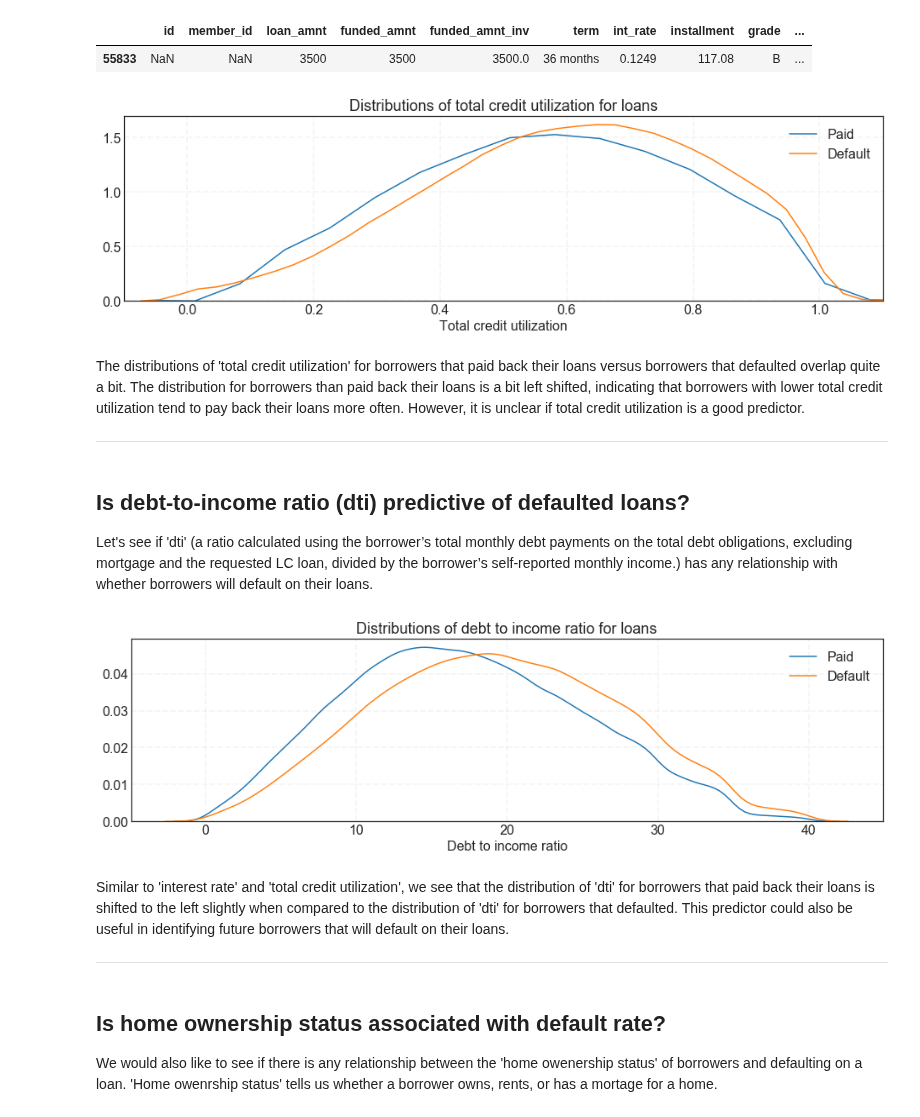
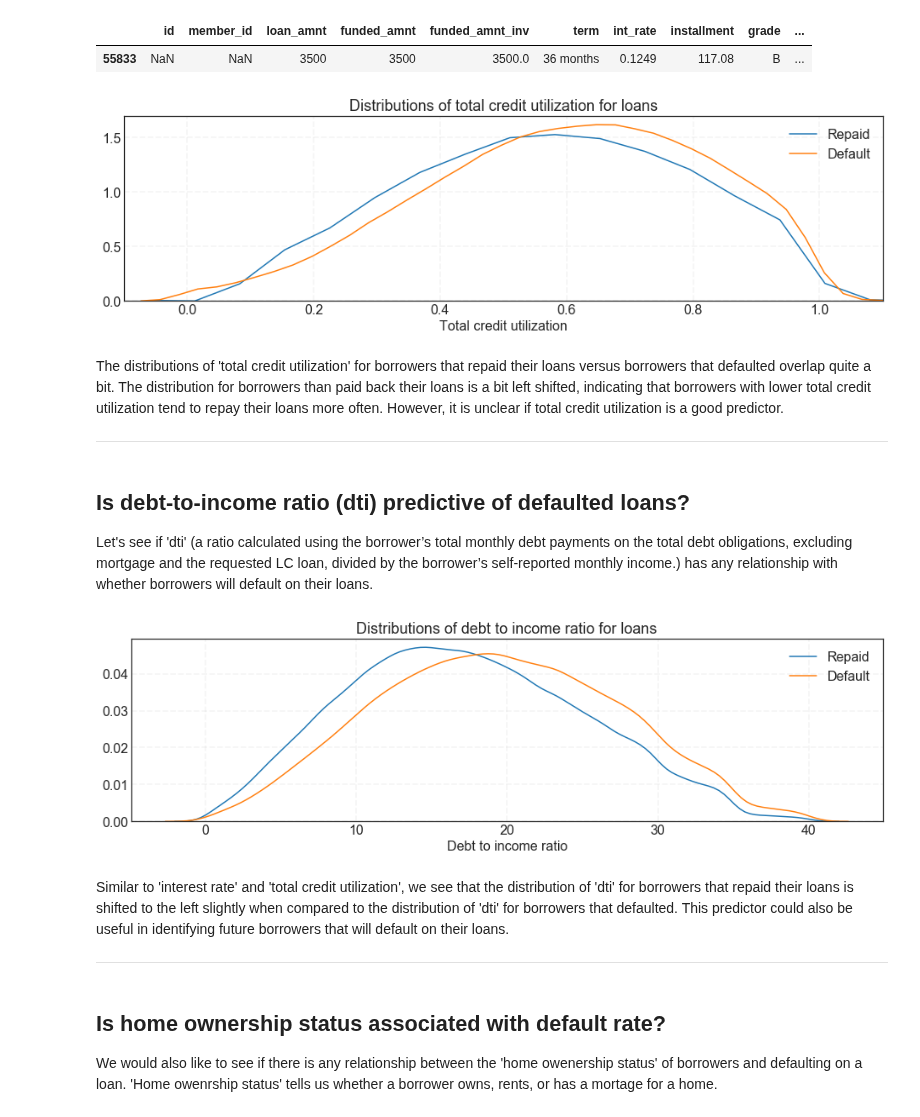
Before and after one commit to bhavenp/209A-FinalProject, a Jupyter notebook: bhaven/EDA_for_final.ipynb, the cells around one changed output. Cells and saved outputs as stored; diff of their text form; code cells hidden in the pictures.

```diff
--- a/bhaven/EDA_for_final.ipynb
+++ b/bhaven/EDA_for_final.ipynb
@@ -347,31 +347,31 @@ train_data.loc[train_data['revol_util_prcnt'] == 8.923, : ]
 # %%
 fig = plt.figure(figsize=(16,4));
 ax = plt.subplot(1,1,1);
 f_size=16;
 
 ax.set_xlabel('Total credit utilization', fontsize= f_size);
 # ax.set_ylabel('Density of Distribution', fontsize= f_size);
 ax.set_title('Distributions of total credit utilization for loans', fontsize=18)
 ax.set_xlim(left=-0.1, right=1.1);
 # ax.set_ylim(bottom=0, top=12);
 ax.tick_params(labelsize=f_size);
 ax.grid(True, lw=1.75, ls='--', alpha=0.2)
 
 
-sns.kdeplot(train_data.loc[train_data['Default'] == 0, 'revol_util_prcnt'].dropna(), label='Paid', ax=ax);
+sns.kdeplot(train_data.loc[train_data['Default'] == 0, 'revol_util_prcnt'].dropna(), label='Repaid', ax=ax);
 # ax.vlines(x=train_data_intRate_gb.int_rate[0], ymin=0, ymax=12, colors='b', linestyles='dashed', label="Mean rate for \npaid loans")
 
 sns.kdeplot(train_data.loc[train_data['Default'] == 1, 'revol_util_prcnt'].dropna(), label='Default', ax=ax);
 # ax.vlines(x=train_data_intRate_gb.int_rate[1], ymin=0, ymax=12, colors='orange', linestyles='dashed', label="Mean rate for \ndefaulted loans")
 
 ax.legend(loc='best', fontsize=f_size);
 
 # plt.show()
 # plt.savefig('Interest_rate_distrb_for_loans.png', bbox_inches='tight');
 # %% [output]
-[figure, old version]
+[figure, new version]
 # %% [markdown]
-The distributions of 'total credit utilization' for borrowers that paid back their loans versus borrowers that defaulted overlap quite a bit. The distribution for borrowers than paid back their loans is a bit left shifted, indicating that borrowers with lower total credit utilization tend to pay back their loans more often. However, it is unclear if total credit utilization is a good predictor.
+The distributions of 'total credit utilization' for borrowers that repaid their loans versus borrowers that defaulted overlap quite a bit. The distribution for borrowers than paid back their loans is a bit left shifted, indicating that borrowers with lower total credit utilization tend to repay their loans more often. However, it is unclear if total credit utilization is a good predictor.
 <hr>
 # %% [markdown]
 ## Is debt-to-income ratio (dti) predictive of defaulted loans?
@@ -390,7 +390,7 @@ ax.tick_params(labelsize=f_size);
 ax.grid(True, lw=1.75, ls='--', alpha=0.2)
 
 
-sns.kdeplot(train_data.loc[train_data['Default'] == 0, 'dti'].dropna(), label='Paid', ax=ax);
+sns.kdeplot(train_data.loc[train_data['Default'] == 0, 'dti'].dropna(), label='Repaid', ax=ax);
 # ax.vlines(x=train_data_intRate_gb.int_rate[0], ymin=0, ymax=12, colors='b', linestyles='dashed', label="Mean rate for \npaid loans")
 
 sns.kdeplot(train_data.loc[train_data['Default'] == 1, 'dti'].dropna(), label='Default', ax=ax);
@@ -401,9 +401,9 @@ ax.legend(loc='best', fontsize=f_size);
 # plt.show()
 # plt.savefig('Interest_rate_distrb_for_loans.png', bbox_inches='tight');
 # %% [output]
-[figure, old version]
+[figure, new version]
 # %% [markdown]
-Similar to 'interest rate' and 'total credit utilization', we see that the distribution of 'dti' for borrowers that paid back their loans is shifted to the left slightly when compared to the distribution of 'dti' for borrowers that defaulted. This predictor could also be useful in identifying future borrowers that will default on their loans.
+Similar to 'interest rate' and 'total credit utilization', we see that the distribution of 'dti' for borrowers that repaid their loans is shifted to the left slightly when compared to the distribution of 'dti' for borrowers that defaulted. This predictor could also be useful in identifying future borrowers that will default on their loans.
 <hr>
 # %% [markdown]
 ## Is home ownership status associated with default rate?
```
Also changed, not shown: parts of 10 cells of this notebook.
